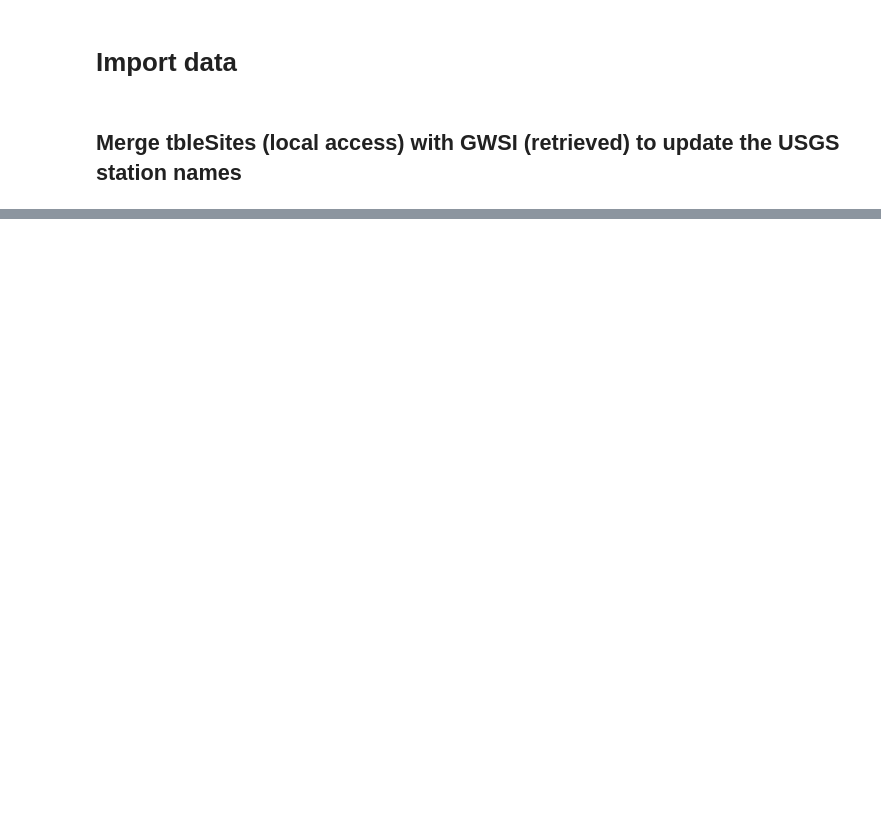
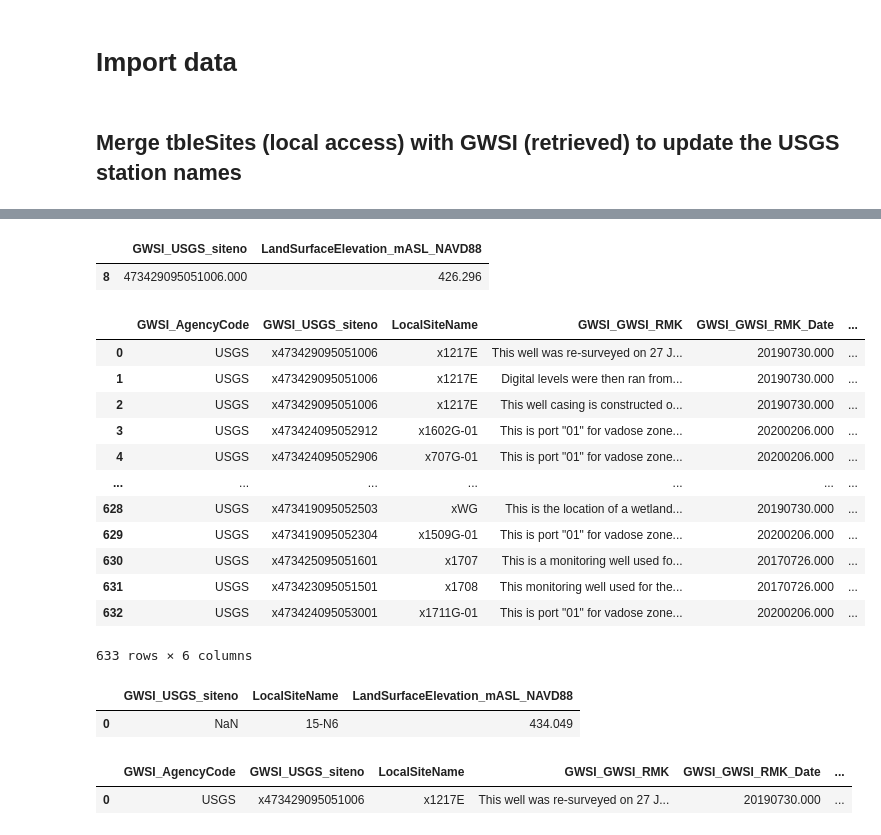
Before and after one commit to BojanMilinic/bemidji, a Jupyter notebook: 02_data_convergence_automate.ipynb, the cells around one changed output, grey strips where cells are left out. Cells and saved outputs as stored; diff of their text form; code cells hidden in the pictures; blank space fills up the shorter version.

```diff
--- a/02_data_convergence_automate.ipynb
+++ b/02_data_convergence_automate.ipynb
@@ -56,0 +368,19 @@ tblcd_OpeningType = pd.read_sql("select * from tblcd_OpeningType", Gfe_db)
+# %%
+dfrmk2 = dfrmk.loc[:,['GWSI_AgencyCode', 'GWSI_USGS_siteno', 'GWSI_GWSI_RMK',
+                      'GWSI_GWSI_RMK_Date', 'GWSI_GWSI_RMK_SequenceNo']]
+
+# make columns the same datatype of interger
+tblSites['USGS_siteno'] = tblSites['USGS_siteno'].fillna(0).astype('int64')
+# dfrmk2's is already an interger
+dfrmk2 = pd.merge(dfrmk2, tblSites[['USGS_siteno', 'LocalSiteName']], left_on= "GWSI_USGS_siteno", right_on= 'USGS_siteno', how='left')
+
+# organize for data release
+dfrmk3 = dfrmk2.loc[:, ['GWSI_AgencyCode',
+                        'GWSI_USGS_siteno',
+                        'LocalSiteName',
+                        'GWSI_GWSI_RMK',
+                        'GWSI_GWSI_RMK_Date',
+                        'GWSI_GWSI_RMK_SequenceNo']]
+# format numbers with 'x'
+dfrmk3['GWSI_USGS_siteno'] = 'x' + dfrmk3['GWSI_USGS_siteno'].astype(str)
+dfrmk3['LocalSiteName'] = 'x' + dfrmk3['LocalSiteName'].astype(str)
@@ -56,0 +427,34 @@ tblcd_OpeningType = pd.read_sql("select * from tblcd_OpeningType", Gfe_db)
+# %%
+# look at rows where specfic columns have specific values
+dfcomplete.loc[dfcomplete['GWSI_USGS_siteno'] == 473429095051006, ['GWSI_USGS_siteno','LandSurfaceElevation_mASL_NAVD88']]
+# %% [output]
+|  | GWSI_USGS_siteno | LandSurfaceElevation_mASL_NAVD88 |
+| 8 | 473429095051006.000 | 426.296 |
+# %%
+dfrmk3
+# %% [output]
+|  | GWSI_AgencyCode | GWSI_USGS_siteno | LocalSiteName | GWSI_GWSI_RMK | GWSI_GWSI_RMK_Date | ... |
+| 0 | USGS | x473429095051006 | x1217E | This well was re-surveyed on 27 J... | 20190730.000 | ... |
+| 1 | USGS | x473429095051006 | x1217E | Digital levels were then ran from... | 20190730.000 | ... |
+| 2 | USGS | x473429095051006 | x1217E | This well casing is constructed o... | 20190730.000 | ... |
+| 3 | USGS | x473424095052912 | x1602G-01 | This is port "01" for vadose zone... | 20200206.000 | ... |
+| 4 | USGS | x473424095052906 | x707G-01 | This is port "01" for vadose zone... | 20200206.000 | ... |
+| ... | ... | ... | ... | ... | ... | ... |
+| 628 | USGS | x473419095052503 | xWG | This is the location of a wetland... | 20190730.000 | ... |
+| 629 | USGS | x473419095052304 | x1509G-01 | This is port "01" for vadose zone... | 20200206.000 | ... |
+| 630 | USGS | x473425095051601 | x1707 | This is a monitoring well used fo... | 20170726.000 | ... |
+| 631 | USGS | x473423095051501 | x1708 | This monitoring well used for the... | 20170726.000 | ... |
+| 632 | USGS | x473424095053001 | x1711G-01 | This is port "01" for vadose zone... | 20200206.000 | ... |
+633 rows × 6 columns
+# %%
+# another example but with a string
+dfcomplete.loc[dfcomplete['LocalSiteName'] == '15-N6', ['GWSI_USGS_siteno','LocalSiteName','LandSurfaceElevation_mASL_NAVD88']]
+# %% [output]
+|  | GWSI_USGS_siteno | LocalSiteName | LandSurfaceElevation_mASL_NAVD88 |
+| 0 | NaN | 15-N6 | 434.049 |
+# %%
+# another example but with can extra conditional where each boolean needs round brackets
+dfrmk3.loc[(dfrmk3['GWSI_USGS_siteno'] == 'x473429095051006') & (dfrmk3['GWSI_GWSI_RMK_SequenceNo'] == 1), :]
+# %% [output]
+|  | GWSI_AgencyCode | GWSI_USGS_siteno | LocalSiteName | GWSI_GWSI_RMK | GWSI_GWSI_RMK_Date | ... |
+| 0 | USGS | x473429095051006 | x1217E | This well was re-surveyed on 27 J... | 20190730.000 | ... |
```
Also changed, not shown: parts of 102 cells of this notebook.
